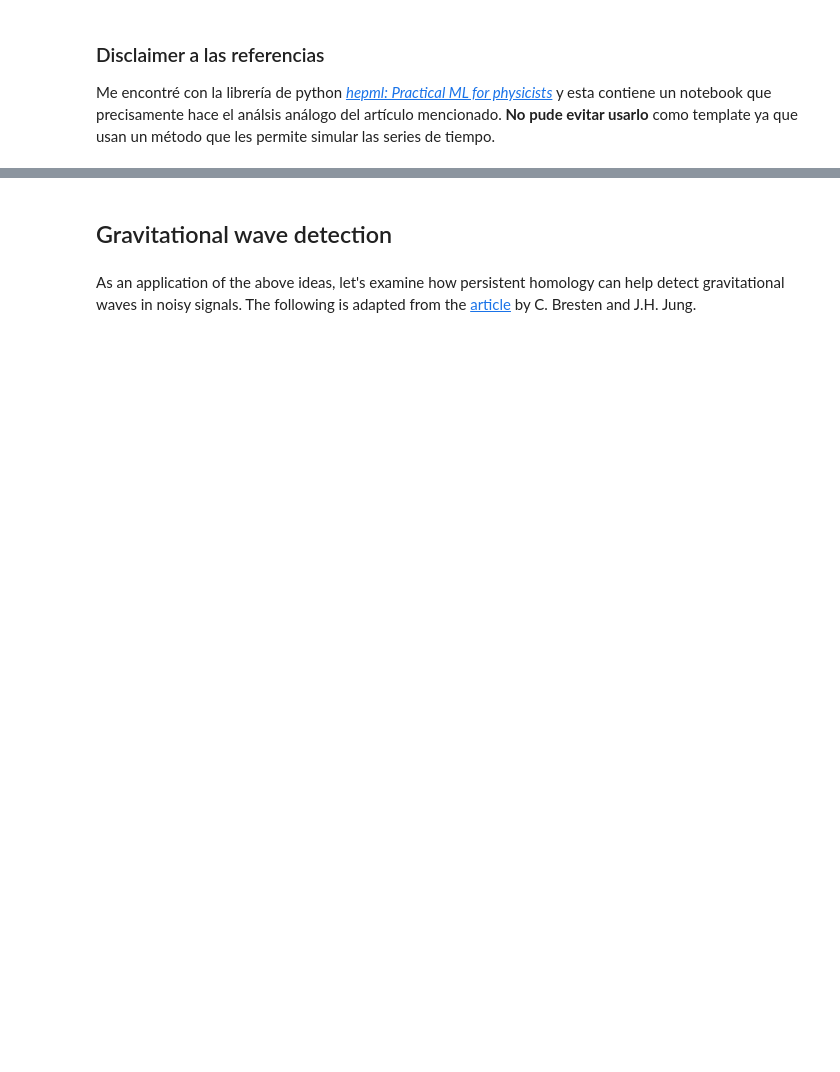
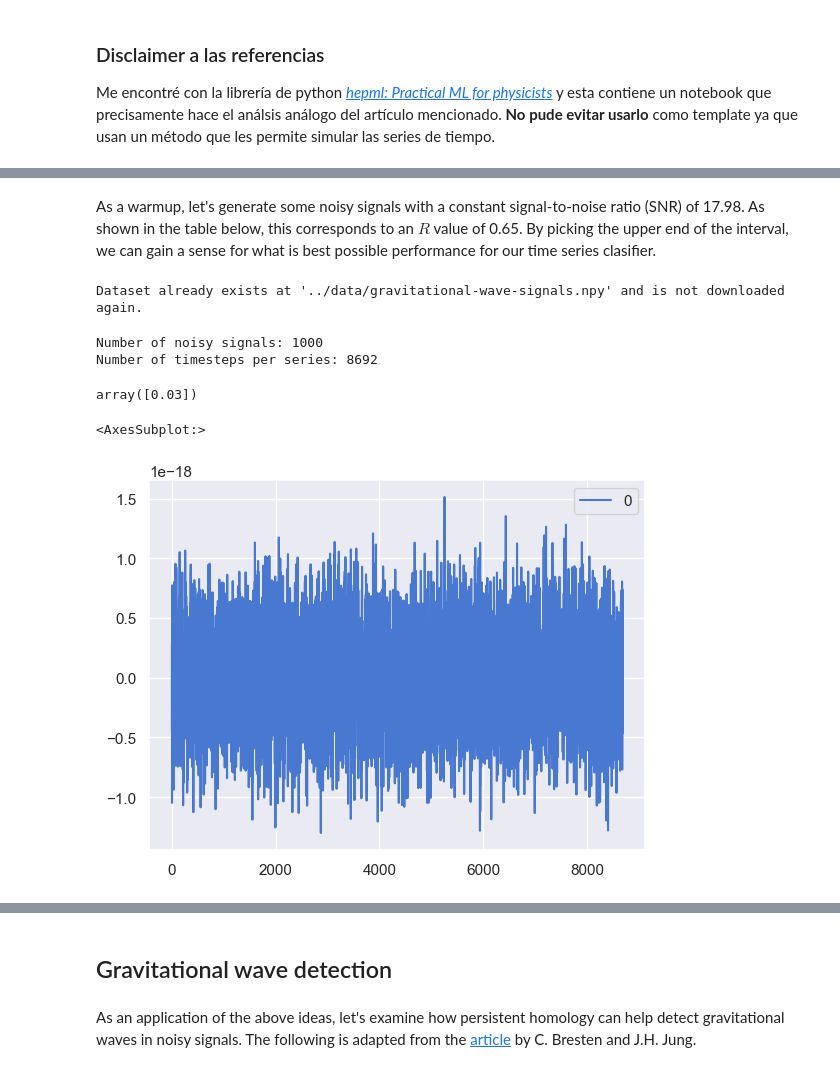
Before and after one commit to qSergio/unam_TDA, a Jupyter notebook: GW_detection/clean_GW_topology_of_time_series.ipynb, the cells around one changed output, grey strips where cells are left out. Cells and saved outputs as stored; diff of their text form; code cells hidden in the pictures; blank space fills up the shorter version.

```diff
--- a/GW_detection/clean_GW_topology_of_time_series.ipynb
+++ b/GW_detection/clean_GW_topology_of_time_series.ipynb
@@ -158,0 +111,31 @@ We have gone from a one-dimensional series to a 3-dimensional one, so let's visu
+# %% [markdown]
+As a warmup, let's generate some noisy signals with a constant signal-to-noise ratio (SNR) of 17.98. As shown in the table below, this corresponds to an $R$ value of 0.65. By picking the upper end of the interval, we can gain a sense for what is best possible performance for our time series clasifier.
+# %%
+DATA = Path("./data")
+#
+download_dataset('gravitational-wave-signals.npy')
+# %% [output]
+Dataset already exists at '../data/gravitational-wave-signals.npy' and is not downloaded again.
+# %%
+n_signals = 1000
+
+noisy_signals, gw_signals, labels = make_gravitational_waves(path_to_data=DATA,
+                                                             n_signals=n_signals,#
+                                                            )
+
+signals_df = pd.DataFrame(noisy_signals)
+#np.linspace(r_min, r_max, n_snr_values)
+print(f"Number of noisy signals: {len(noisy_signals)}")
+print(f"Number of timesteps per series: {len(noisy_signals[0])}")
+# %% [output]
+Number of noisy signals: 1000
+Number of timesteps per series: 8692
+# %%
+np.linspace(.03, .65, 1)
+# %% [output]
+array([0.03])
+# %%
+pd.DataFrame(noisy_signals[233]).plot()
+# %% [output]
+<AxesSubplot:>
+[figure, added]
```
Also changed, not shown: parts of 192 cells of this notebook.
